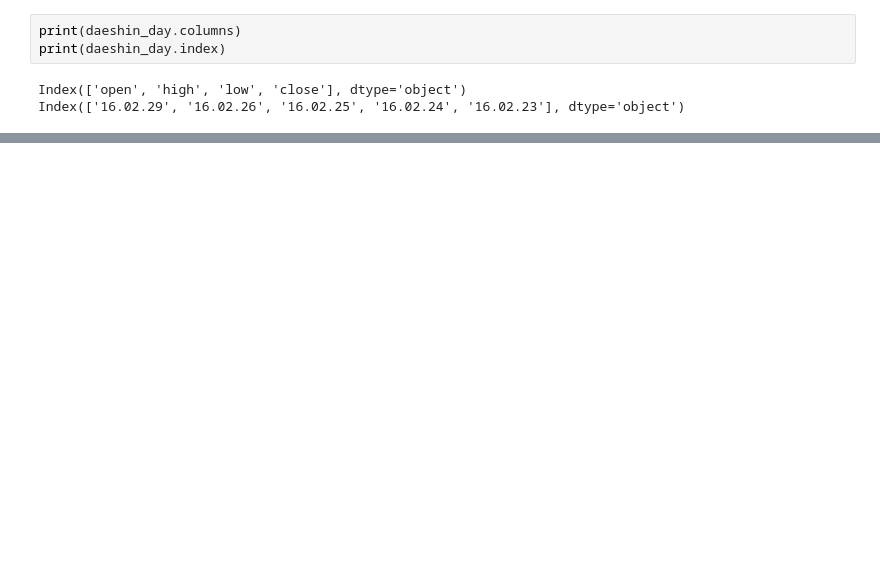
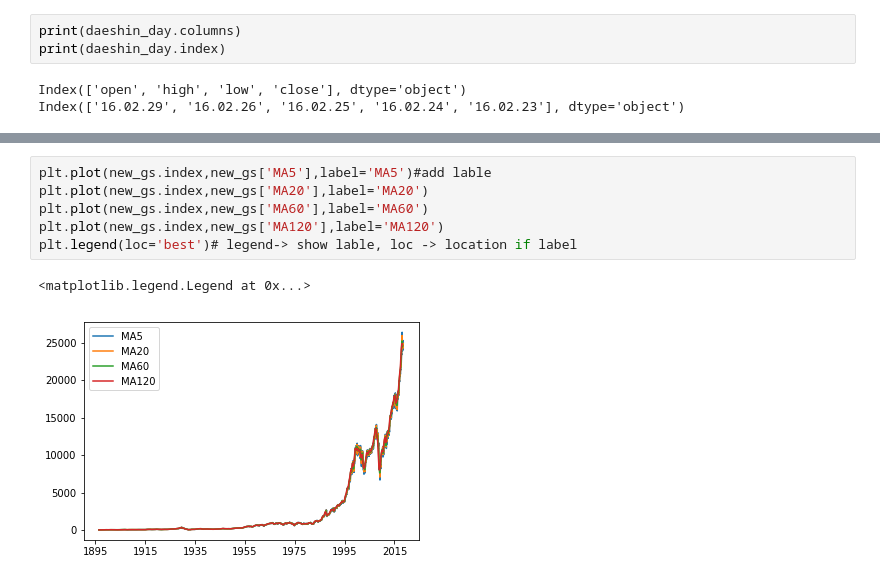
Before and after one commit to gudrb/test, a Jupyter notebook: pandas_re.ipynb, the cells around one changed output, grey strips where cells are left out. Saved outputs shown, nothing was run; the diff lists cells and outputs as text; blank space fills up the shorter version.

```diff
--- a/pandas_re.ipynb
+++ b/pandas_re.ipynb
@@ -70,0 +262,9 @@ Index(['16.02.29', '16.02.26', '16.02.25', '16.02.24', '16.02.23'], dtype='objec
+# %%
+plt.plot(new_gs.index,new_gs['MA5'],label='MA5')#add lable
+plt.plot(new_gs.index,new_gs['MA20'],label='MA20')
+plt.plot(new_gs.index,new_gs['MA60'],label='MA60')
+plt.plot(new_gs.index,new_gs['MA120'],label='MA120')
+plt.legend(loc='best')# legend-> show lable, loc -> location if label
+# %% [output]
+<matplotlib.legend.Legend at 0x...>
+[figure, added]
```
Also changed, not shown: parts of 24 cells of this notebook.
